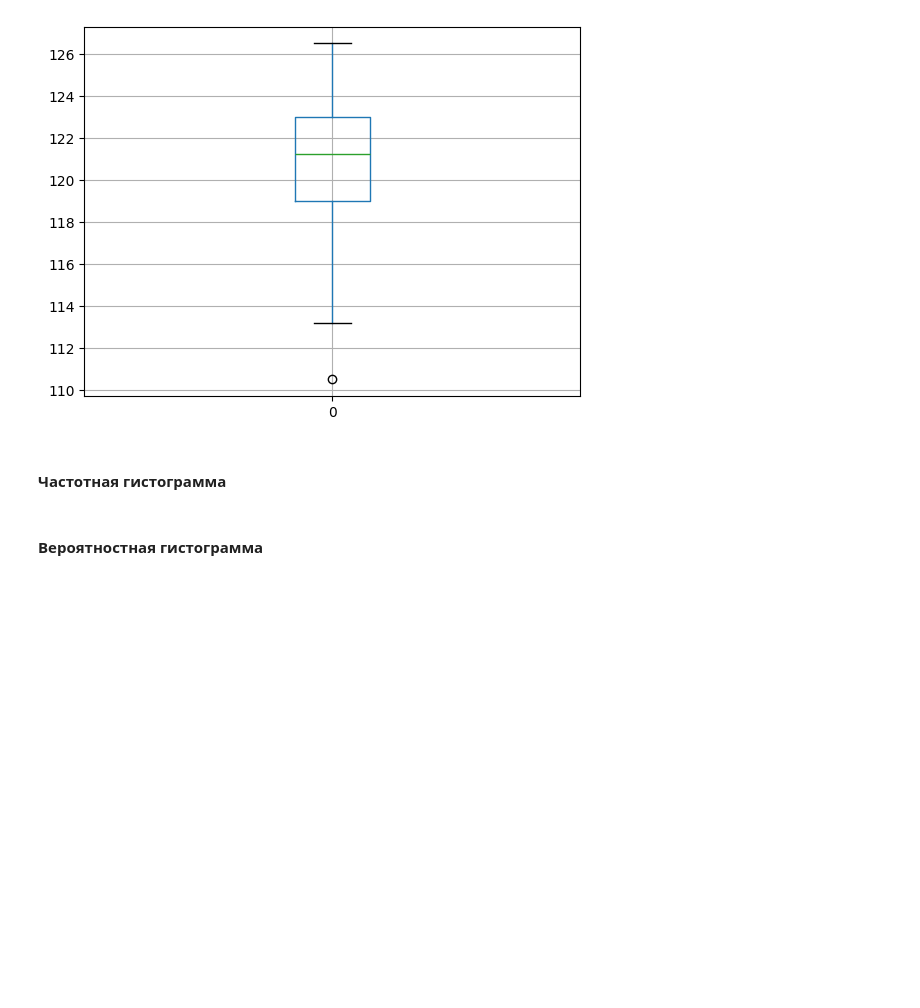
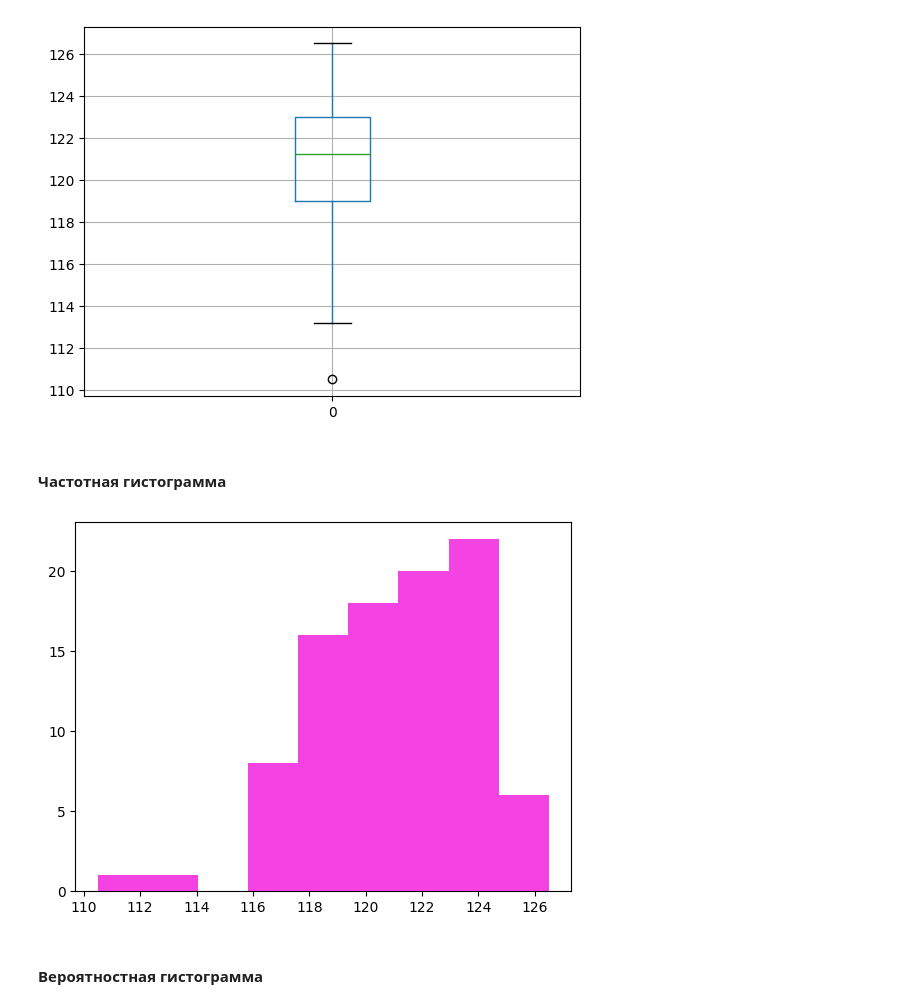
Before and after one commit to akhmetovKamil/MathStatisticLabs, a Jupyter notebook: FirstLab.ipynb, the cells around one changed output. Saved outputs shown, nothing was run; the diff lists cells and outputs as text; code cells hidden in the pictures; blank space fills up the shorter version.

```diff
--- a/FirstLab.ipynb
+++ b/FirstLab.ipynb
@@ -81,7 +83,9 @@ frame.boxplot()
 # %% [markdown]
 #### Частотная гистограмма
 # %%
-# график
+plt.hist(sortedData, bins=results['barData']['intervalsCount'],color="#f542e3");
+# %% [output]
+[figure, added]
 # %% [markdown]
 #### Вероятностная гистограмма
 # %%
```
Also changed, not shown: parts of 10 cells of this notebook.
